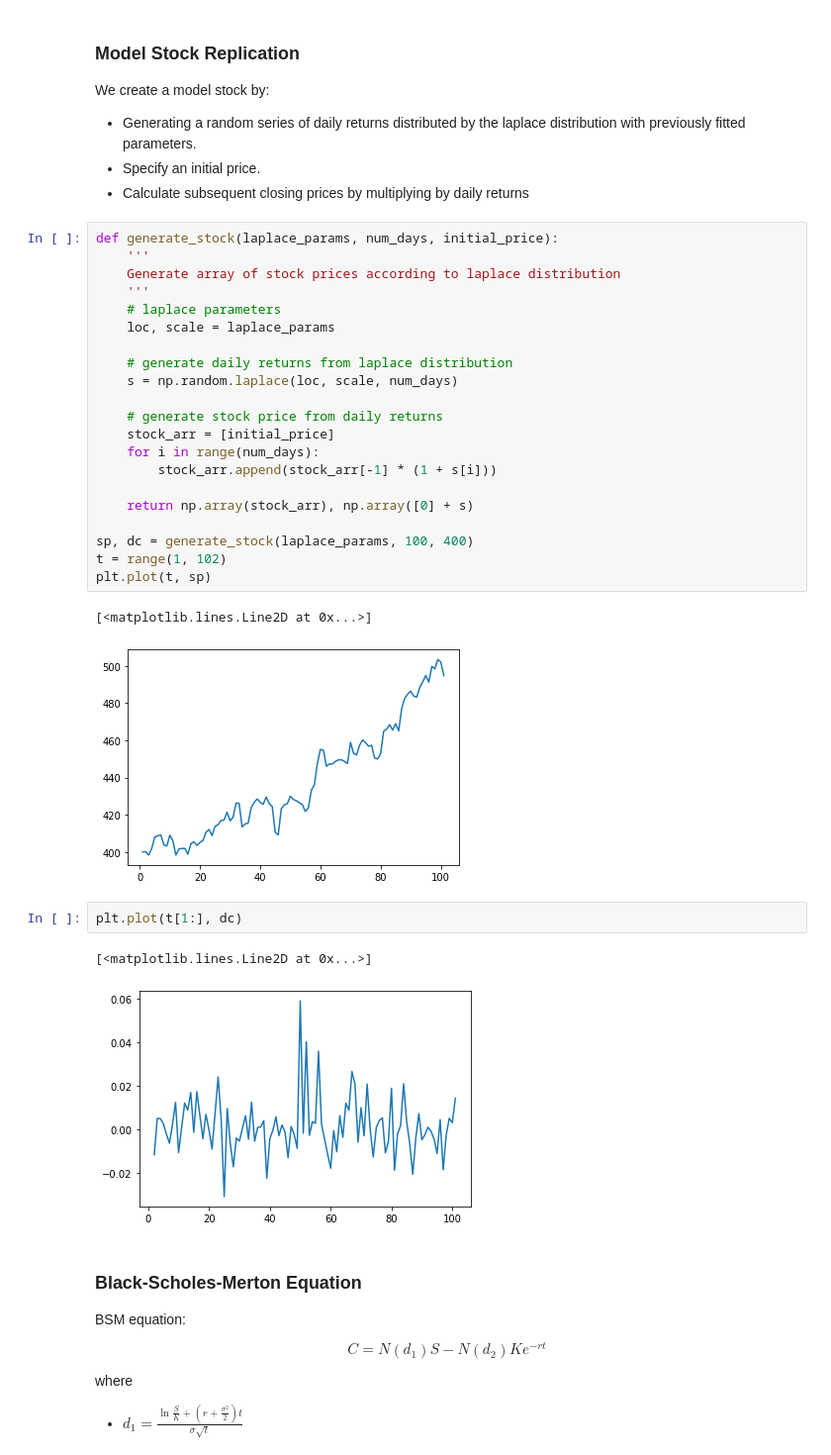
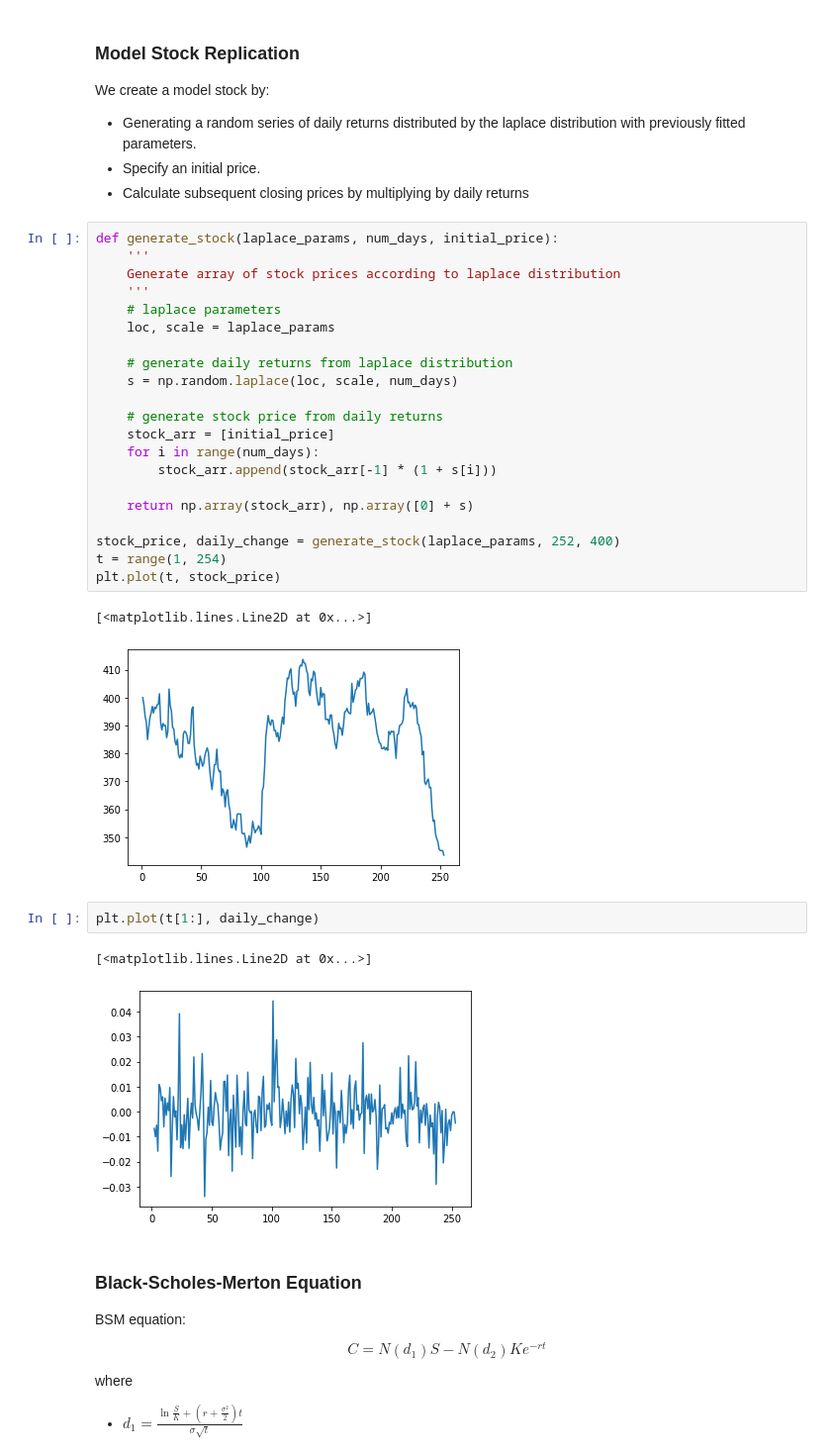
Before and after one commit to ag3nt3154/Quantitative_Finance_Modelling, a Jupyter notebook: Simulation of Strategies/MAIN.ipynb, the cells around one changed output. Shown: that part at 99% size. Drawn from its saved outputs; the diff is of its cells as text.

```diff
--- a/Simulation of Strategies/MAIN.ipynb
+++ b/Simulation of Strategies/MAIN.ipynb
@@ -131,17 +131,17 @@ def generate_stock(laplace_params, num_days, initial_price):
 
     return np.array(stock_arr), np.array([0] + s)
 
-sp, dc = generate_stock(laplace_params, 100, 400)
-t = range(1, 102)
-plt.plot(t, sp)
+stock_price, daily_change = generate_stock(laplace_params, 252, 400)
+t = range(1, 254)
+plt.plot(t, stock_price)
 # %% [output]
 [<matplotlib.lines.Line2D at 0x...>]
-[figure, old version]
+[figure, new version]
 # %%
-plt.plot(t[1:], dc)
+plt.plot(t[1:], daily_change)
 # %% [output]
 [<matplotlib.lines.Line2D at 0x...>]
-[figure, old version]
+[figure, new version]
 # %% [markdown]
 ### Black-Scholes-Merton Equation
 BSM equation:
```
Also changed, not shown: parts of 13 cells of this notebook, 3 other files.
